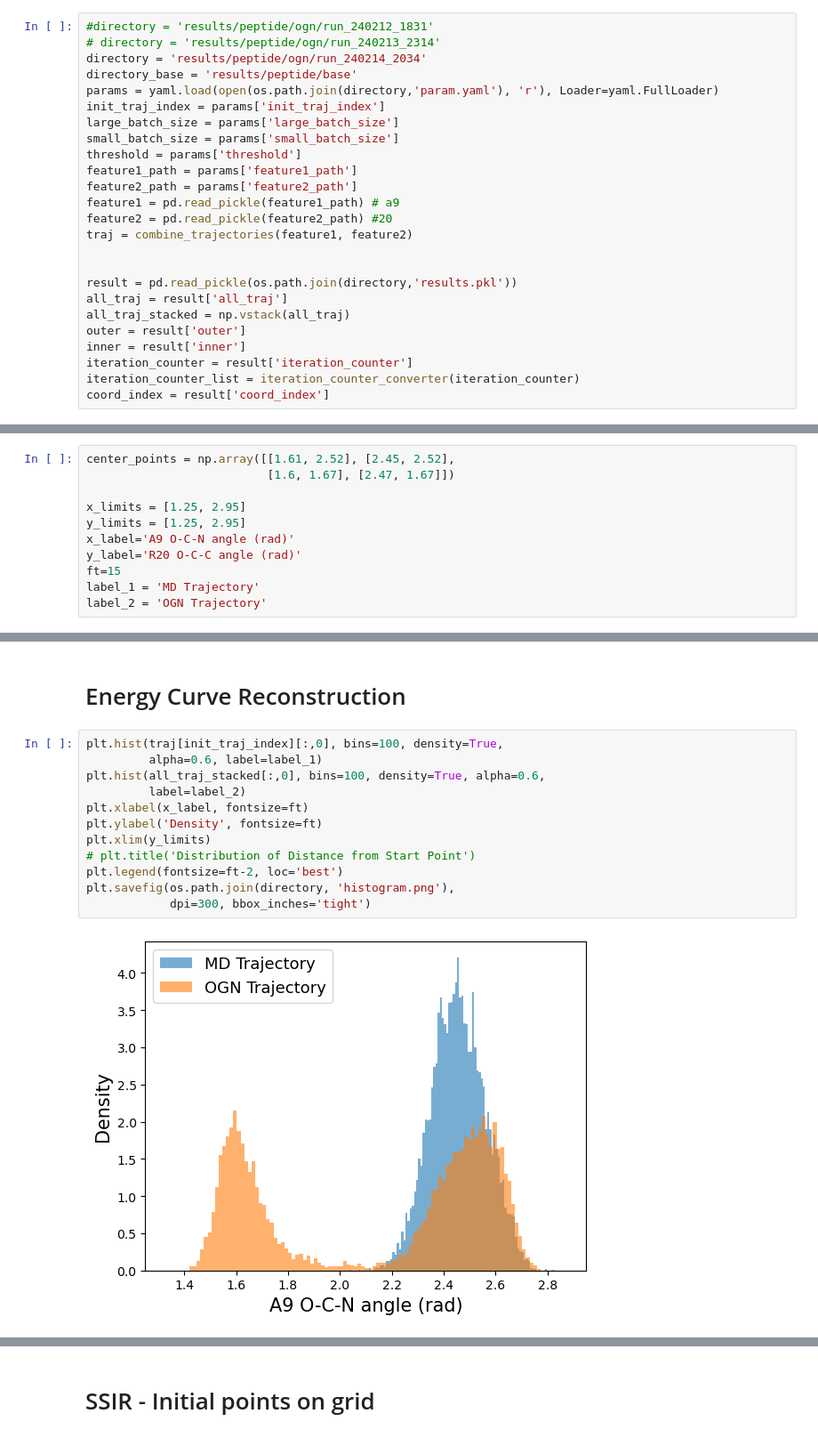
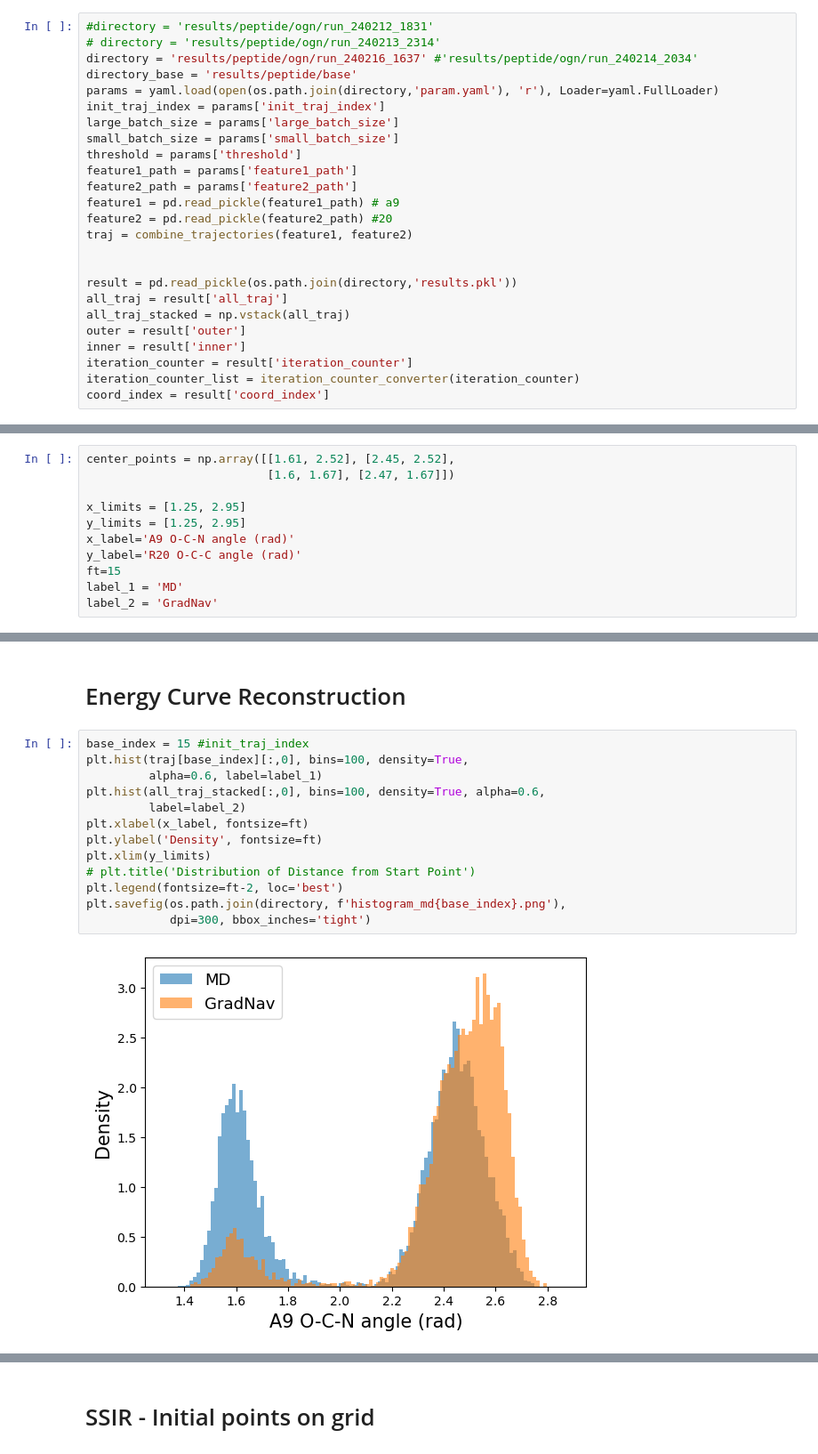
Before and after one commit to hoon-ock/landscape-search, a Jupyter notebook: realsys_analysis.ipynb, the cells around one changed output, grey strips where cells are left out. Shown at 89% size. Saved outputs shown, nothing was run; the diff lists cells and outputs as text.

```diff
--- a/realsys_analysis.ipynb
+++ b/realsys_analysis.ipynb
@@ -20,7 +20,7 @@ from realsys_utils import find_shift_index
 # %%
 #directory = 'results/peptide/ogn/run_240212_1831'
 # directory = 'results/peptide/ogn/run_240213_2314'
-directory = 'results/peptide/ogn/run_240214_2034'
+directory = 'results/peptide/ogn/run_240216_1637' #'results/peptide/ogn/run_240214_2034'
 directory_base = 'results/peptide/base'
 params = yaml.load(open(os.path.join(directory,'param.yaml'), 'r'), Loader=yaml.FullLoader)
 init_traj_index = params['init_traj_index']
@@ -53,8 +53,8 @@ y_limits = [1.25, 2.95]
 x_label='A9 O-C-N angle (rad)'
 y_label='R20 O-C-C angle (rad)'
 ft=15
-label_1 = 'MD Trajectory'
-label_2 = 'OGN Trajectory'
+label_1 = 'MD'
+label_2 = 'GradNav'
 # %% [markdown]
 # MD
 # %% [markdown]
@@ -342,17 +376,18 @@ plt.savefig(os.path.join(directory, 'init_delta.png'),
 # %% [markdown]
 # Energy Curve Reconstruction
 # %%
-plt.hist(traj[init_traj_index][:,0], bins=100, density=True,
+base_index = 15 #init_traj_index
+plt.hist(traj[base_index][:,0], bins=100, density=True,
          alpha=0.6, label=label_1)
 plt.hist(all_traj_stacked[:,0], bins=100, density=True, alpha=0.6,
          label=label_2)
 plt.xlabel(x_label, fontsize=ft)
 plt.ylabel('Density', fontsize=ft)
 plt.xlim(y_limits)
 # plt.title('Distribution of Distance from Start Point')
 plt.legend(fontsize=ft-2, loc='best')
-plt.savefig(os.path.join(directory, 'histogram.png'),
+plt.savefig(os.path.join(directory, f'histogram_md{base_index}.png'),
             dpi=300, bbox_inches='tight')
 # %% [output]
-[figure, old version]
+[figure, new version]
 # %%
```
Also changed, not shown: parts of 18 cells of this notebook, 7 other files.
